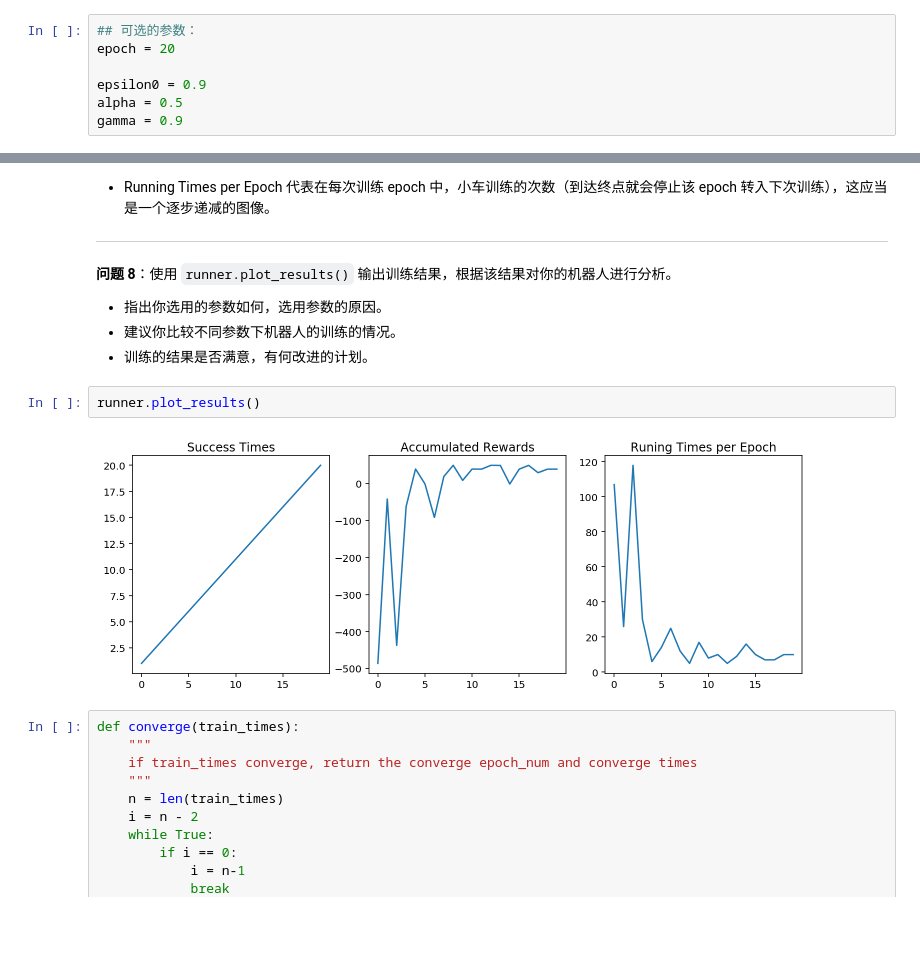
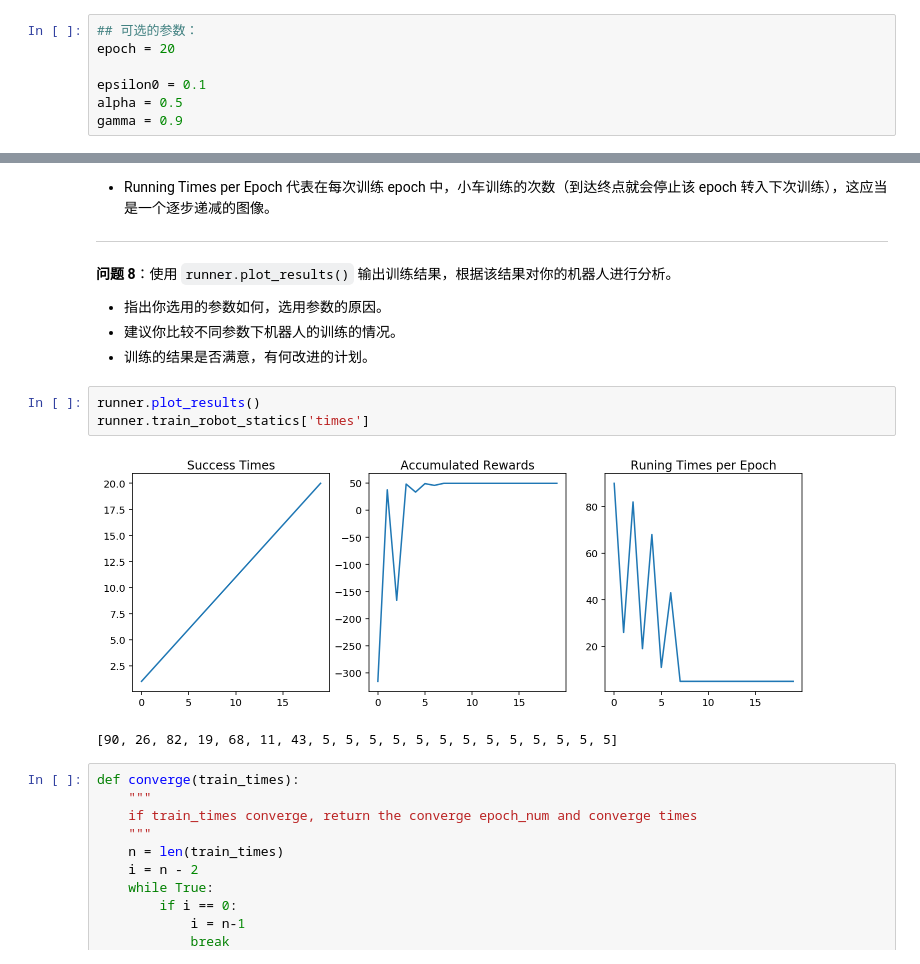
Before and after one commit to StartLightTheft/MLND_P5, a Jupyter notebook: robot_maze.ipynb, the cells around one changed output, grey strips where cells are left out. Drawn from its saved outputs; the diff is of its cells as text; blank space fills up the shorter version.

```diff
--- a/robot_maze.ipynb
+++ b/robot_maze.ipynb
@@ -251,7 +269,7 @@ Maze of size (6, 6)
 ## 可选的参数：
 epoch = 20
 
-epsilon0 = 0.9
+epsilon0 = 0.1
 alpha = 0.5
 gamma = 0.9
 # %%
@@ -282,8 +300,10 @@ runner.run_training(epoch, display_direction=True)
 - 训练的结果是否满意，有何改进的计划。
 # %%
 runner.plot_results()
+runner.train_robot_statics['times']
 # %% [output]
-[figure, old version]
+[figure, new version]
+[90, 26, 82, 19, 68, 11, 43, 5, 5, 5, 5, 5, 5, 5, 5, 5, 5, 5, 5, 5]
 # %%
 def converge(train_times):
     """
```
Also changed, not shown: parts of 11 cells of this notebook, 1 other file.
